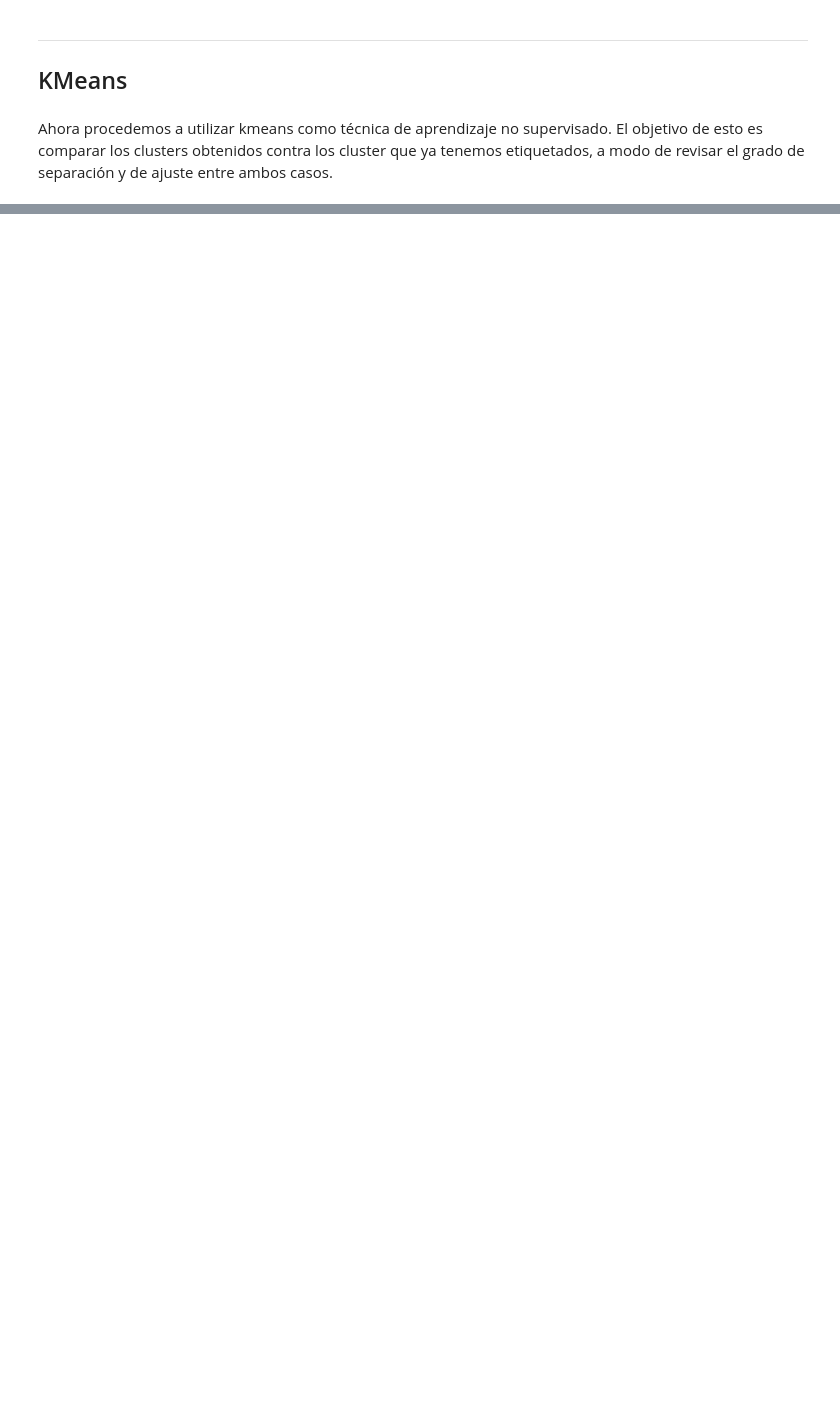
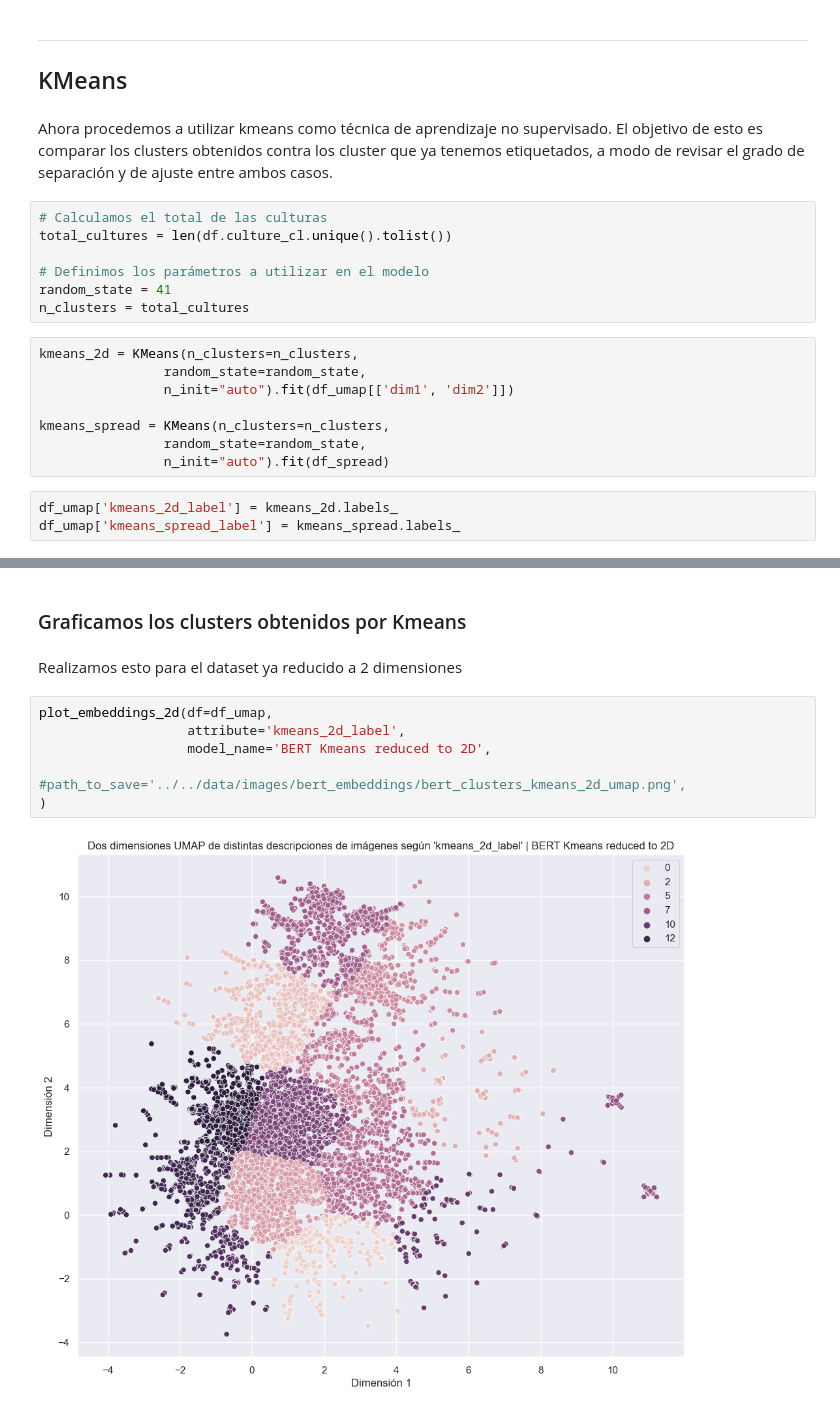
Before and after one commit to lldavico/fondecyt-larco-culture-images, a Jupyter notebook: code/plotting/kmeans.ipynb, the cells around one changed output, grey strips where cells are left out. Cells and saved outputs as stored; diff of their text form; blank space fills up the shorter version.

```diff
--- a/code/plotting/kmeans.ipynb
+++ b/code/plotting/kmeans.ipynb
@@ -185,3 +273,21 @@ def plot_embeddings_2d(df,
 ## KMeans
 # %% [markdown]
 Ahora procedemos a utilizar kmeans como técnica de aprendizaje no supervisado. El objetivo de esto es comparar los clusters obtenidos contra los cluster que ya tenemos etiquetados, a modo de revisar el grado de separación y de ajuste entre ambos casos.
+# %%
+# Calculamos el total de las culturas
+total_cultures = len(df.culture_cl.unique().tolist())
+
+# Definimos los parámetros a utilizar en el modelo
+random_state = 41
+n_clusters = total_cultures
+# %%
+kmeans_2d = KMeans(n_clusters=n_clusters,
+                random_state=random_state,
+                n_init="auto").fit(df_umap[['dim1', 'dim2']])
+
+kmeans_spread = KMeans(n_clusters=n_clusters,
+                random_state=random_state,
+                n_init="auto").fit(df_spread)
+# %%
+df_umap['kmeans_2d_label'] = kmeans_2d.labels_
+df_umap['kmeans_spread_label'] = kmeans_spread.labels_
@@ -187,0 +310,12 @@ Ahora procedemos a utilizar kmeans como técnica de aprendizaje no supervisado.
+# %% [markdown]
+### Graficamos los clusters obtenidos por Kmeans
+# %% [markdown]
+Realizamos esto para el dataset ya reducido a 2 dimensiones
+# %%
+plot_embeddings_2d(df=df_umap,
+                   attribute='kmeans_2d_label',
+                   model_name='BERT Kmeans reduced to 2D',
+                   #path_to_save='../../data/images/bert_embeddings/bert_clusters_kmeans_2d_umap.png',
+)
+# %% [output]
+[figure, added]
```
Also changed, not shown: parts of 14 cells of this notebook.
